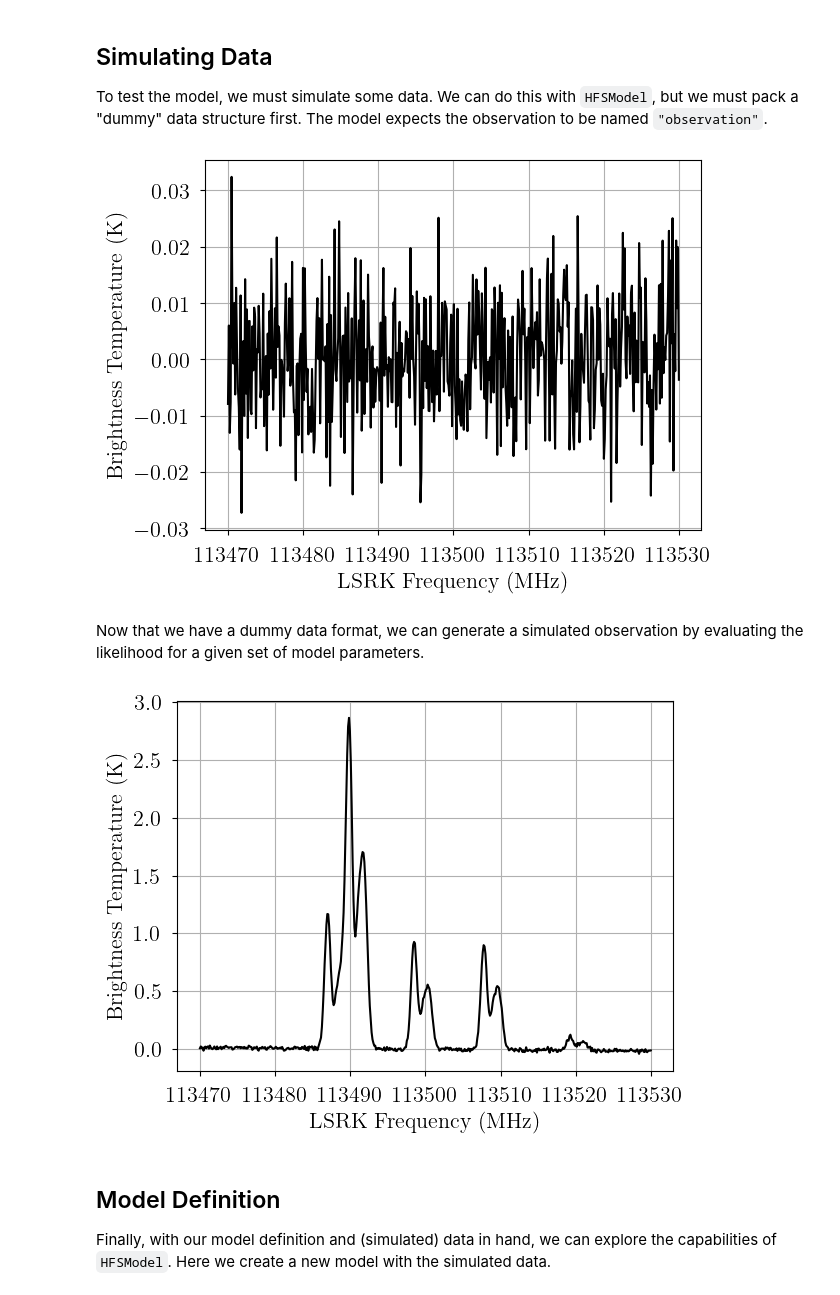
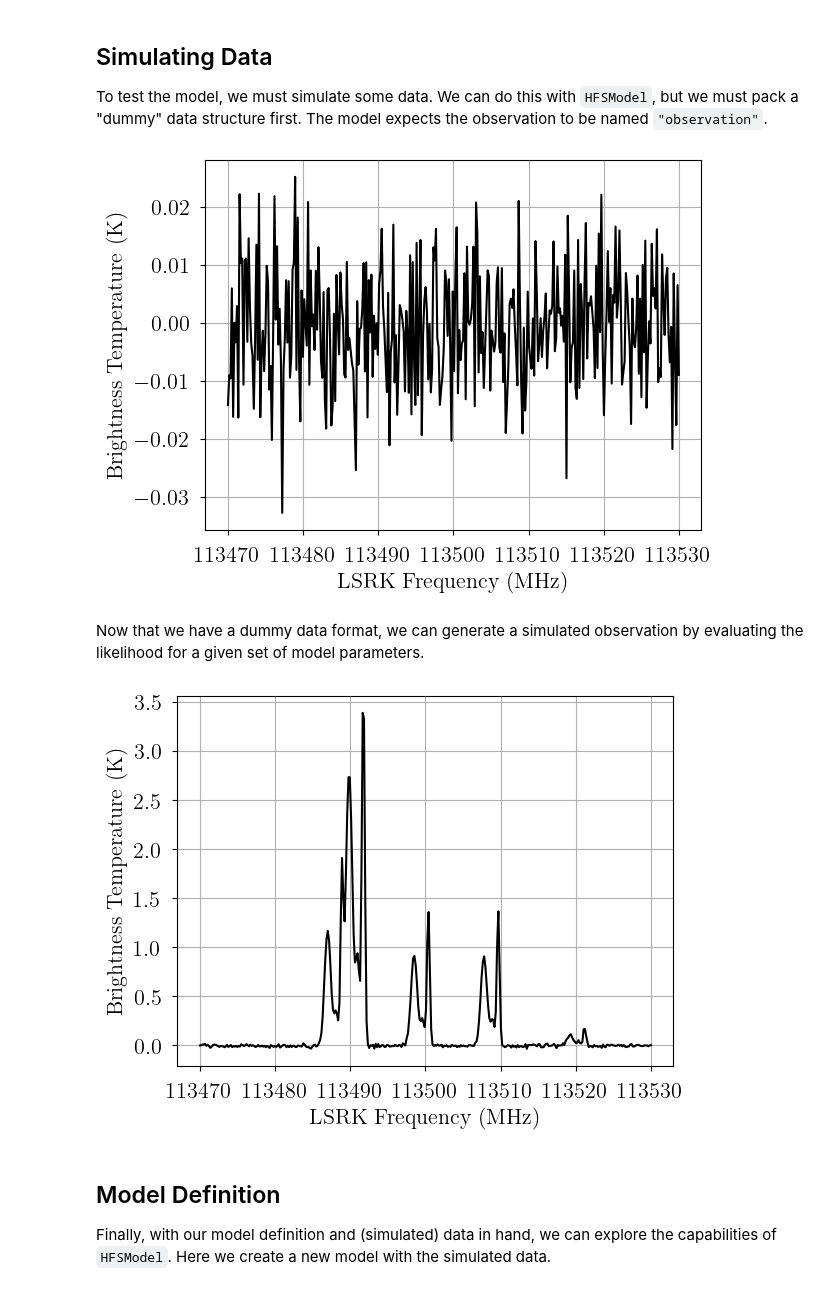
Before and after one commit to tvwenger/bayes_cn_hfs, a Jupyter notebook: docs/source/notebooks/hfs_model.ipynb, the cells around one changed output. Cells and saved outputs as stored; diff of their text form; code cells hidden in the pictures.

```diff
--- a/docs/source/notebooks/hfs_model.ipynb
+++ b/docs/source/notebooks/hfs_model.ipynb
@@ -73,33 +76,33 @@ To test the model, we must simulate some data. We can do this with `HFSModel`, b
 # %%
 from bayes_spec import SpecData
 
 # spectral axis definition
-freq_axis = np.linspace(113470.0, 113530.0, 500) # MHz
+freq_axis = np.linspace(113470.0, 113530.0, 350) # MHz
 
 # data noise can either be a scalar (assumed constant noise across the spectrum)
 # or an array of the same length as the data
 noise = 0.01 # K
 
 # brightness data. In this case, we just throw in some random data for now
 # since we are only doing this in order to simulate some actual data.
 brightness_data = noise * np.random.randn(len(freq_axis)) # K
 
 # HFSModel only expects a single observation named "observation"
 observation = SpecData(
     freq_axis,
     brightness_data,
     noise,
     xlabel=r"LSRK Frequency (MHz)",
     ylabel="Brightness Temperature (K)",
 )
 dummy_data = {"observation": observation}
 
 # Plot the dummy data
 plt.plot(dummy_data["observation"].spectral, dummy_data["observation"].brightness, 'k-')
 plt.xlabel(dummy_data["observation"].xlabel)
 _ = plt.ylabel(dummy_data["observation"].ylabel)
 # %% [output]
-[figure, old version]
+[figure, new version]
 # %% [markdown]
 Now that we have a dummy data format, we can generate a simulated observation by evaluating the likelihood for a given set of model parameters.
 # %%
@@ -107,8 +110,9 @@ from bayes_cn_hfs import HFSModel
 
 # Initialize and define the model
 n_clouds = 3
-baseline_degree = 2
+baseline_degree = 0
 model = HFSModel(
+    weight_12CN,
     dummy_data,
     mol_data=mol_data_12CN, # molecular data
     bg_temp = 2.7, # assumed background temperature (K)
@@ -120,10 +124,12 @@ model = HFSModel(
 model.add_priors(
     prior_log10_N = [14.0, 1.0], # mean and width of log10(N) prior (cm-2)
     prior_log10_tex = [1.0, 0.1], # mean and width of log10(Tex) prior (K)
-    prior_fwhm = 1.0, # width of FWHM prior (km/s)
+    prior_log10_depth = [0.0, 0.25], # mean and width of log10(depth) prior (pc)
+    prior_log10_Tkin = [2.0, 1.0], # mean and width of log10(Tkin) prior (K)
     prior_velocity = [0.0, 10.0], # mean and width of velocity prior (km/s)
-    prior_rms = 0.1, # width of spectral rms prior (K)
-    prior_baseline_coeffs = [1.0, 1.0, 1.0], # width of normalized polynomial baseline coeffs
+    prior_log10_nth_fwhm_1pc = [0.2, 0.1], # mean and width of non-thermal FWHM at 1 pc prior (km/s)
+    prior_depth_nth_fwhm_power = [0.4, 0.1], # mean and width of non-thermal FWHM vs. depth power prior
+    prior_baseline_coeffs = [1.0], # width of normalized polynomial baseline coeffs
     ordered = False, # do not assume optically-thin
 )
 model.add_likelihood()
@@ -131,10 +137,12 @@ model.add_likelihood()
 sim_brightness = model.model.observation.eval({
     "log10_N": [14.0, 13.5, 14.2],
     "log10_tex": [1.0, 1.2, 1.1],
-    "fwhm": [3.0, 2.0, 2.5],
+    "log10_depth": [-0.5, 0.0, 0.5],
+    "log10_Tkin": [2.0, 2.0, 1.5],
     "velocity": [-2.0, 0.0, 3.0],
-    "rms_observation": noise,
-    "baseline_observation_norm": [-0.5, -3.0, 2.0], # normalized baseline coefficients
+    "log10_nth_fwhm_1pc": 0.2,
+    "depth_nth_fwhm_power": 0.4,
+    "baseline_observation_norm": [-0.5], # normalized baseline coefficients
 })
 
 # Plot the simulated data
@@ -142,7 +150,7 @@ plt.plot(dummy_data["observation"].spectral, sim_brightness, 'k-')
 plt.xlabel(dummy_data["observation"].xlabel)
 _ = plt.ylabel(dummy_data["observation"].ylabel)
 # %% [output]
-[figure, old version]
+[figure, new version]
 # %%
 # Now we pack the simulated spectrum into a new SpecData instance
 observation = SpecData(
```
Also changed, not shown: parts of 18 cells of this notebook, 27 other files.
